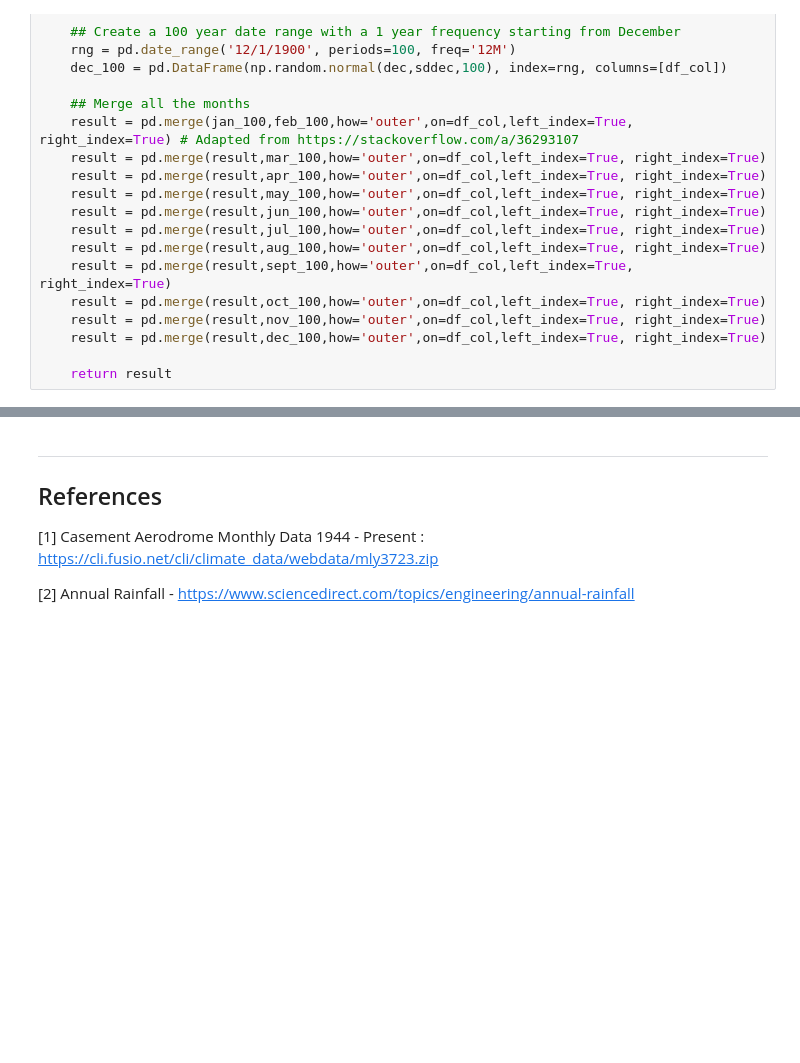
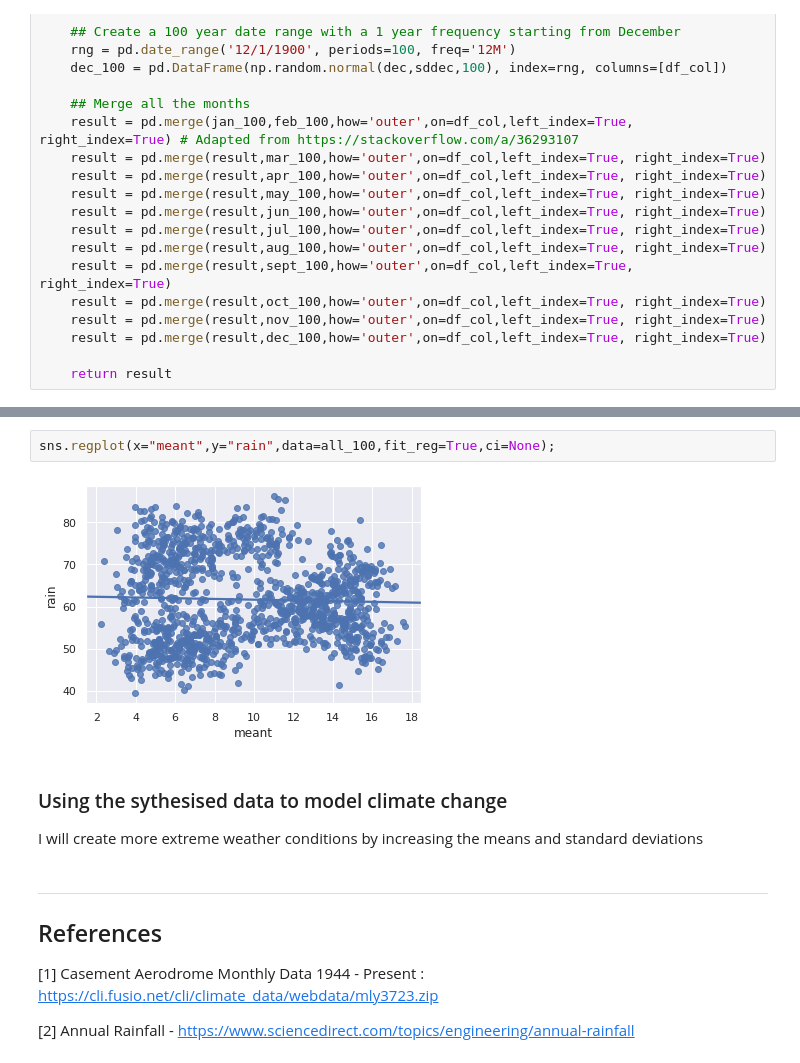
Before and after one commit to AdrianDonohoe/PDAProject2019, a Jupyter notebook: PDA Project - Casement Weather Station.ipynb, the cells around one changed output, grey strips where cells are left out. Saved outputs shown, nothing was run; the diff lists cells and outputs as text; blank space fills up the shorter version.

Commit message:
added some regression and section on climate change (TBD)

```diff
--- a/PDA Project - Casement Weather Station.ipynb
+++ b/PDA Project - Casement Weather Station.ipynb
@@ -482,3 +500,11 @@ fig.autofmt_xdate();
+# %%
+sns.regplot(x="meant",y="rain",data=all_100,fit_reg=True,ci=None);
+# %% [output]
+[figure, added]
+# %% [markdown]
+### Using the sythesised data to model climate change
+
+I will create more extreme weather conditions by increasing the  means and standard deviations
 # %% [markdown]
 ***
 ## References
```
Also changed, not shown: parts of 16 cells of this notebook.
